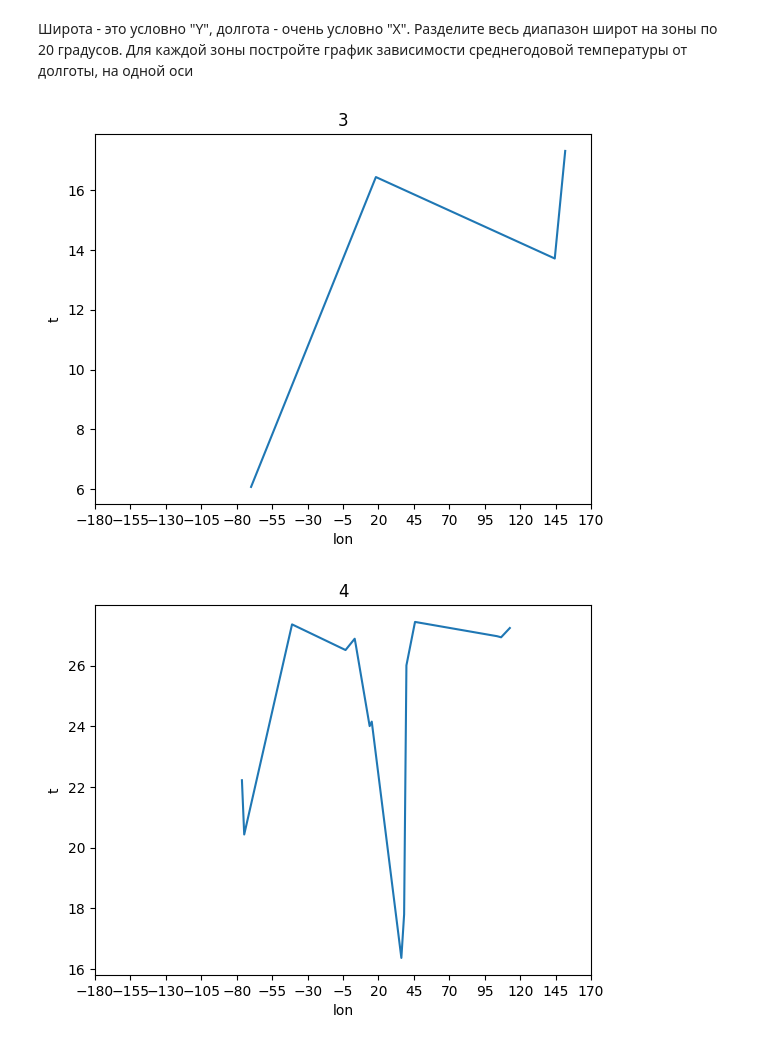
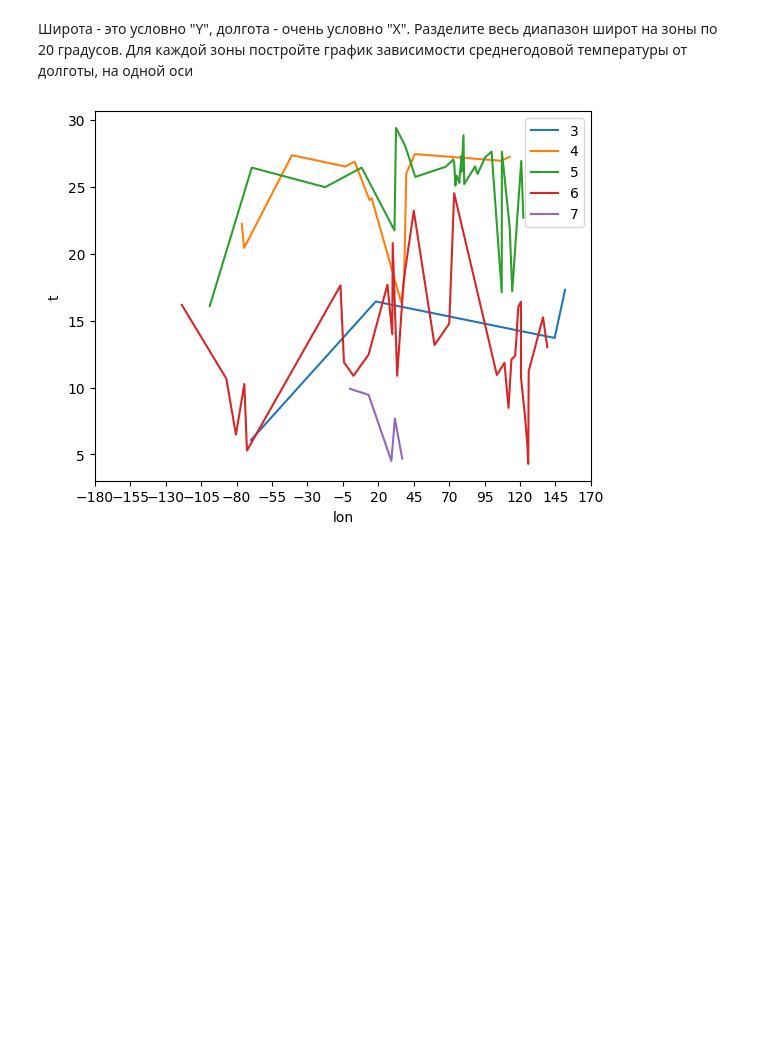
Before and after one commit to katunilya/python-2022-spbu, a Jupyter notebook: task_3.ipynb, the cells around one changed output. Drawn from its saved outputs; the diff is of its cells as text; code cells hidden in the pictures; blank space fills up the shorter version.

Commit message:
Put on one plot

```diff
--- a/task_3.ipynb
+++ b/task_3.ipynb
@@ -371,38 +371,37 @@ from cProfile import label
 import toolz
 
 def latitude_group(r):
     match r:
         case x if x >= -90 and x < -70:
             return 1
         case x if x >= -70 and x < -50:
             return 2
         case x if x >= -50 and x < -30:
             return 3
         case x if x >= -10 and x < 10:
             return 4
         case x if x >= 10 and x < 30:
             return 5
         case x if x >= 30 and x < 50:
             return 6
         case x if x >= 50 and x < 70:
             return 7
         case x if x >= 70:
             return 8
 
 df_1950 = df_1950.dropna()
 df_1950['group'] = df_1950.LatitudeF.apply(latitude_group)
 
 gp = df_1950.groupby([df_1950.group])
 ss = [gp.get_group(group) for group in gp.groups]
 
 for s in ss:
     d = s.groupby(s.LongitudeF).AverageTemperature.mean()
-    plt.plot(d.index, d.values)
-    plt.ylabel("t")
-    plt.xlabel("lon")
-    plt.xticks(list(range(-180, 181, 25)))
-    plt.title(s.group.iloc[0])
-    plt.show()
+    plt.plot(d.index, d.values, label=s.group.iloc[0])
+plt.ylabel("t")
+plt.xlabel("lon")
+plt.xticks(list(range(-180, 181, 25)))
+plt.legend()
+plt.show()
 # %% [output]
-[figure, old version]
+[figure, new version]
-[figure, removed]
```
Also changed, not shown: parts of 1 cell of this notebook.
